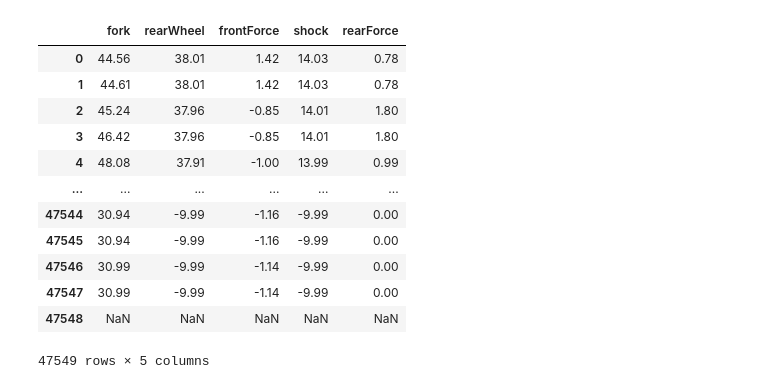
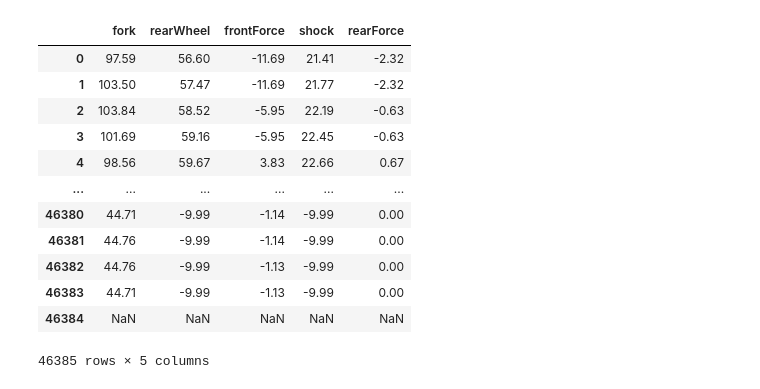
Before and after one commit to jonochurch/DAQ-files, a Jupyter notebook: motion_IQ.ipynb, the cells around one changed output. Drawn from its saved outputs; the diff is of its cells as text; code cells hidden in the pictures.

```diff
--- a/motion_IQ.ipynb
+++ b/motion_IQ.ipynb
@@ -74,23 +75,23 @@ def process_sensor_data(df,rate):
 # }
 # %%
 
-df=pd.read_csv('mtb_phd/minerals/OPPOFindX5Pro-03-15-02/OPPOFindX5Pro-03-15-02.csv',usecols=[1,2,3,4,5],
+df=pd.read_csv('mtb_phd/minerals/OPPOFindX5Pro-04-16-02/OPPOFindX5Pro-04-16-02.csv',usecols=[1,2,3,4,5],
                names=( 'fork','rearWheel','frontForce','shock','rearForce'), header=0)
 df
 # %% [output]
 |  | fork | rearWheel | frontForce | shock | rearForce |
-| 0 | 44.56 | 38.01 | 1.42 | 14.03 | 0.78 |
-| 1 | 44.61 | 38.01 | 1.42 | 14.03 | 0.78 |
-| 2 | 45.24 | 37.96 | -0.85 | 14.01 | 1.80 |
-| 3 | 46.42 | 37.96 | -0.85 | 14.01 | 1.80 |
-| 4 | 48.08 | 37.91 | -1.00 | 13.99 | 0.99 |
+| 0 | 97.59 | 56.60 | -11.69 | 21.41 | -2.32 |
+| 1 | 103.50 | 57.47 | -11.69 | 21.77 | -2.32 |
+| 2 | 103.84 | 58.52 | -5.95 | 22.19 | -0.63 |
+| 3 | 101.69 | 59.16 | -5.95 | 22.45 | -0.63 |
+| 4 | 98.56 | 59.67 | 3.83 | 22.66 | 0.67 |
 | ... | ... | ... | ... | ... | ... |
-| 47544 | 30.94 | -9.99 | -1.16 | -9.99 | 0.00 |
-| 47545 | 30.94 | -9.99 | -1.16 | -9.99 | 0.00 |
-| 47546 | 30.99 | -9.99 | -1.14 | -9.99 | 0.00 |
-| 47547 | 30.99 | -9.99 | -1.14 | -9.99 | 0.00 |
-| 47548 | NaN | NaN | NaN | NaN | NaN |
+| 46380 | 44.71 | -9.99 | -1.14 | -9.99 | 0.00 |
+| 46381 | 44.76 | -9.99 | -1.14 | -9.99 | 0.00 |
+| 46382 | 44.76 | -9.99 | -1.13 | -9.99 | 0.00 |
+| 46383 | 44.71 | -9.99 | -1.13 | -9.99 | 0.00 |
+| 46384 | NaN | NaN | NaN | NaN | NaN |
-47549 rows × 5 columns
+46385 rows × 5 columns
 # %%
 df2=process_sensor_data(df,200)
 df2
```
Also changed, not shown: parts of 4 cells of this notebook.
